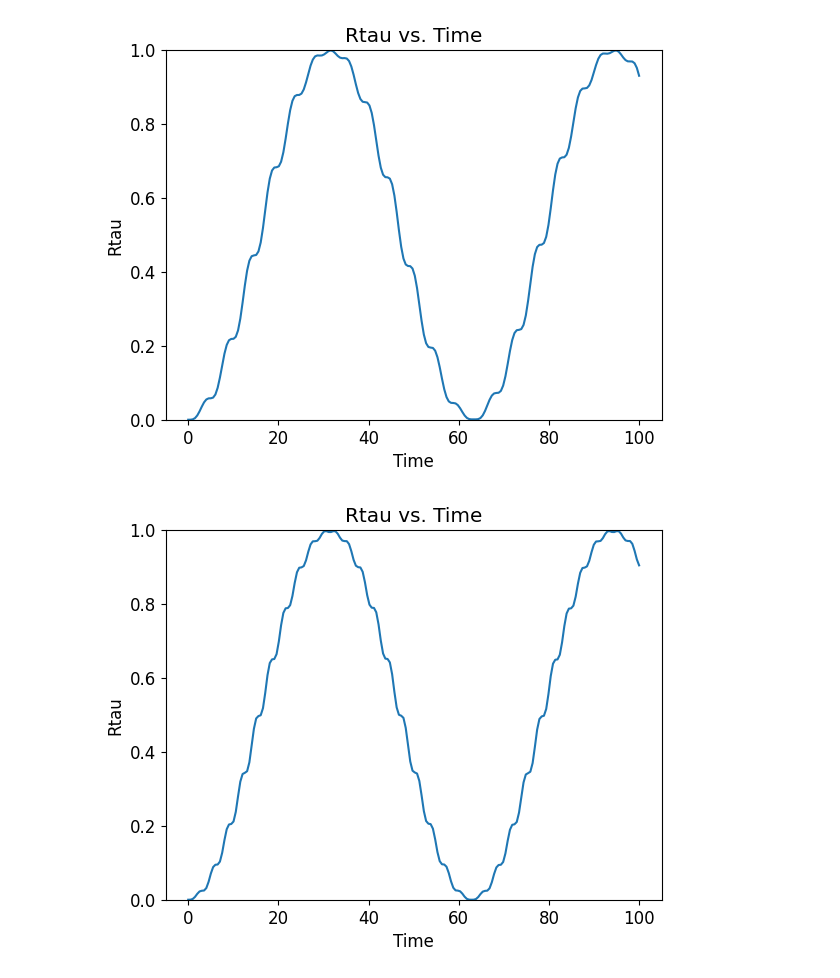
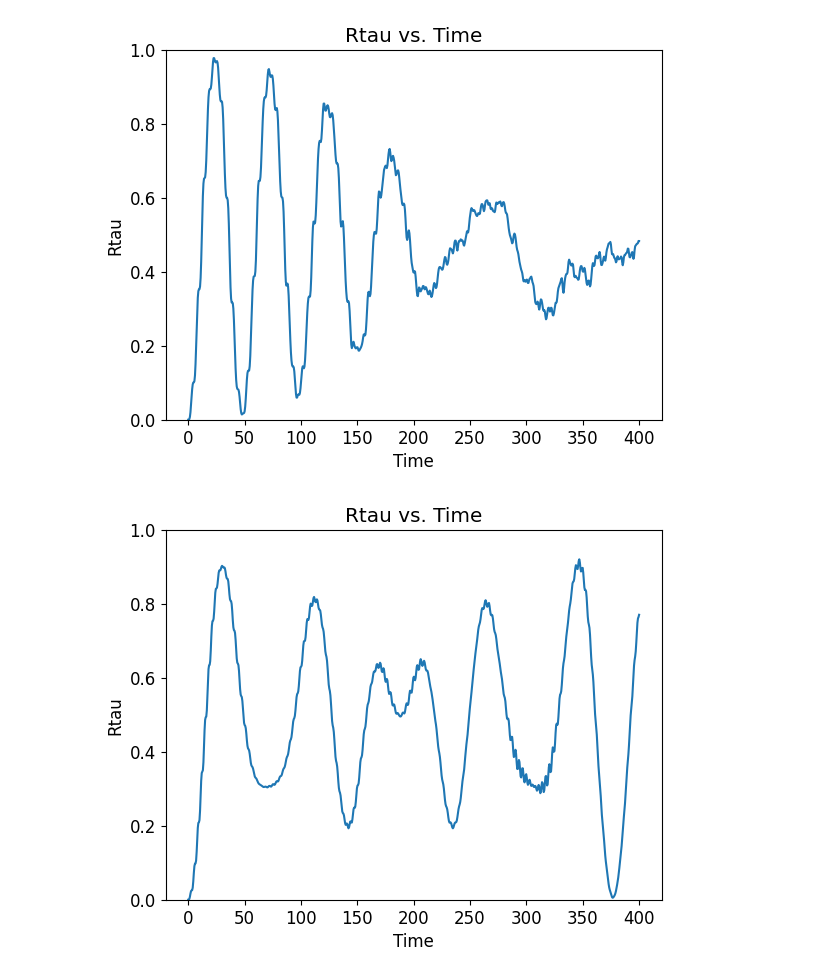
Before and after one commit to Idden/Quantum-Internship, a Jupyter notebook: Quantum_Batteries_Scars/disorder_tests/i_am_handsome.ipynb, the cells around one changed output. Saved outputs shown, nothing was run; the diff lists cells and outputs as text; code cells hidden in the pictures.

Commit message:
rtau vs time all disorders

```diff
--- a/Quantum_Batteries_Scars/disorder_tests/i_am_handsome.ipynb
+++ b/Quantum_Batteries_Scars/disorder_tests/i_am_handsome.ipynb
@@ -7,20 +7,25 @@ from quantumScarsPlotting import *
 # %%
 N = 4
 wd = 0.642570281124498
 wm = 1.0
 freq_dis = 0.01
-tlist = np.linspace(0, 200, 400)
 indv_qubit = True
+t_max = 400
+
+dx = 0.0
+dy = 0.0
+dz = 0.0
+ds = 0.0
 
 args = {"A": 0.1}
 qargs = {"A": 0.1}
 
-H0, H1, eigenvalues, eigenstates, psi0, basisList = get_scar_ham(N, ham_disorder=[0.0, 0.0, 0.0], random_seed=False, indv_qubit=indv_qubit)
-Rtau_plot(H0, H1, N, w=wd, indv_qubit=indv_qubit, freq_dis=0.0, args=args, t=100)
+H0, H1, eigenvalues, eigenstates, psi0, basisList = get_scar_ham(N, ham_disorder=[dz, dy, dx], ds_dis=ds, random_seed=False, indv_qubit=indv_qubit)
+Rtau_plot(H0, H1, N, w=wd, indv_qubit=indv_qubit, freq_dis=freq_dis, args=args, t=t_max)
 # %% [output]
-[figure, old version]
+[figure, new version]
 # %%
-qH0, qH1_list = get_qubit_ham(N, wm=wm, ham_disorder=[0.0, 0.0, 0.0], random_seed=False, indv_qubits=True)
-Rtau_plot(qH0, qH1_list, N, w=wm, indv_qubit=indv_qubit, freq_dis=0.0, args=qargs, t=100)
+qH0, qH1_list = get_qubit_ham(N, wm=wm, ham_disorder=[dz, dy, dx], random_seed=False, indv_qubits=True, ds_dis=ds)
+Rtau_plot(qH0, qH1_list, N, w=wm, indv_qubit=indv_qubit, freq_dis=freq_dis, args=qargs, t=t_max)
 # %% [output]
-[figure, old version]
+[figure, new version]
```
Also changed, not shown: 1 other file.
